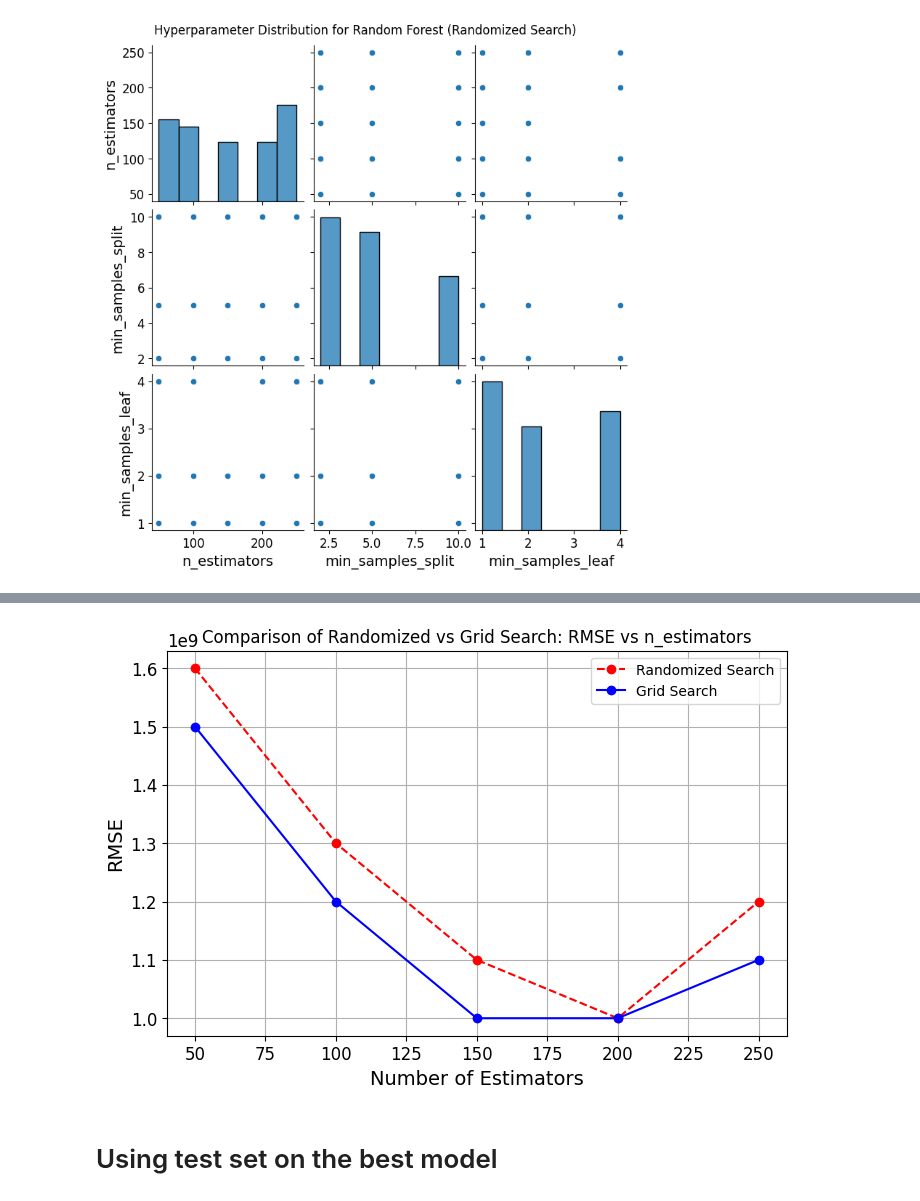
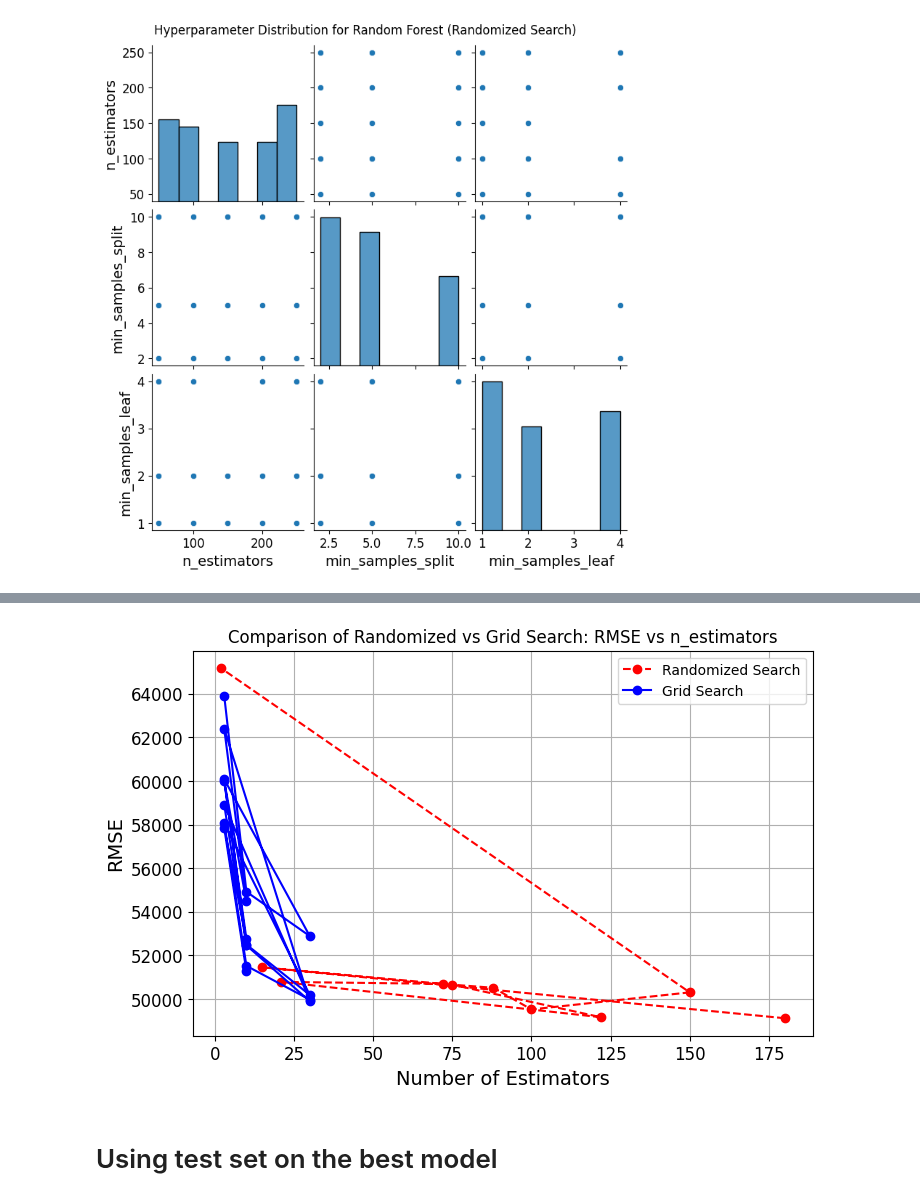
Before and after one commit to Justine-IA/IAI600Lab, a Jupyter notebook: main.ipynb, the cells around one changed output, grey strips where cells are left out. Saved outputs shown, nothing was run; the diff lists cells and outputs as text; code cells hidden in the pictures.

Commit message:
more graph

```diff
--- a/main.ipynb
+++ b/main.ipynb
@@ -1047,0 +1201,15 @@ plt.show()
+# %%
+# Access the cv_results_ attribute from GridSearchCV
+grid_cv_results = grid_search_random_forest.cv_results_
+
+# Extract n_estimators values and corresponding RMSE values
+grid_n_estimators = grid_cv_results['param_n_estimators'].data  # This gives you the n_estimators values tested
+grid_neg_mse = grid_cv_results['mean_test_score']  # This gives you the negative MSE values
+
+# Convert negative MSE to RMSE
+grid_rmse = np.sqrt(-grid_neg_mse)
+
+# Display the extracted values
+print("Grid Search Results:")
+for n, rmse in zip(grid_n_estimators, grid_rmse):
+    print(f"n_estimators: {n}, RMSE: {rmse}")
@@ -1048,21 +1236,26 @@ plt.show()
 # %%
-# Assume you collected RMSE for different n_estimators in both Random and Grid Search
-n_estimators = [50, 100, 150, 200, 250]
-rmse_random_search = [1.6e9, 1.3e9, 1.1e9, 1.0e9, 1.2e9]  # Fake RMSE for Random Search
-rmse_grid_search = [1.5e9, 1.2e9, 1.0e9, 1.0e9, 1.1e9]  # Fake RMSE for Grid Search
+import matplotlib.pyplot as plt
 
-# Plot comparison
+# Use the extracted real values instead of the "fake" RMSE values
 plt.figure(figsize=(8, 5))
-plt.plot(n_estimators, rmse_random_search, marker='o', linestyle='--', color='r', label='Randomized Search')
-plt.plot(n_estimators, rmse_grid_search, marker='o', linestyle='-', color='b', label='Grid Search')
+
+# Plot Randomized Search results
+plt.plot(rnd_n_estimators, rnd_rmse, marker='o', linestyle='--', color='r', label='Randomized Search')
+
+# Plot Grid Search results
+plt.plot(grid_n_estimators, grid_rmse, marker='o', linestyle='-', color='b', label='Grid Search')
+
+# Set the plot labels and title
 plt.xlabel('Number of Estimators')
 plt.ylabel('RMSE')
 plt.title('Comparison of Randomized vs Grid Search: RMSE vs n_estimators')
 plt.legend()
 plt.grid(True)
+
+# Show the plot
 plt.show()
 # %% [output]
-[figure, old version]
+[figure, new version]
 # %% [markdown]
 # Using test set on the best model
 # %%
```
Also changed, not shown: parts of 9 cells of this notebook.
